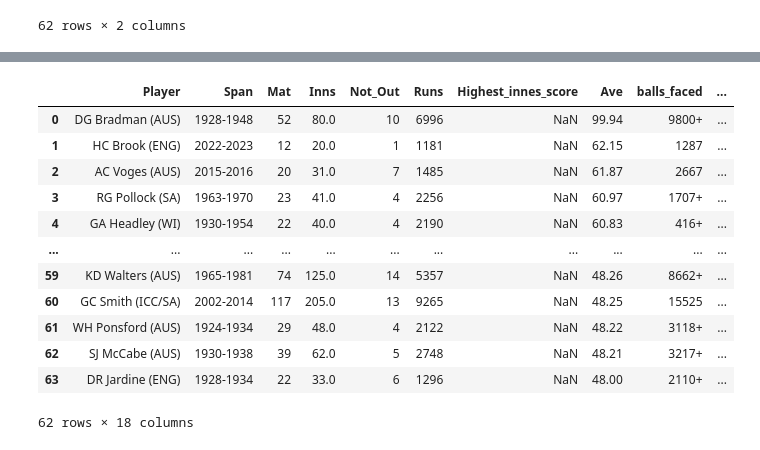
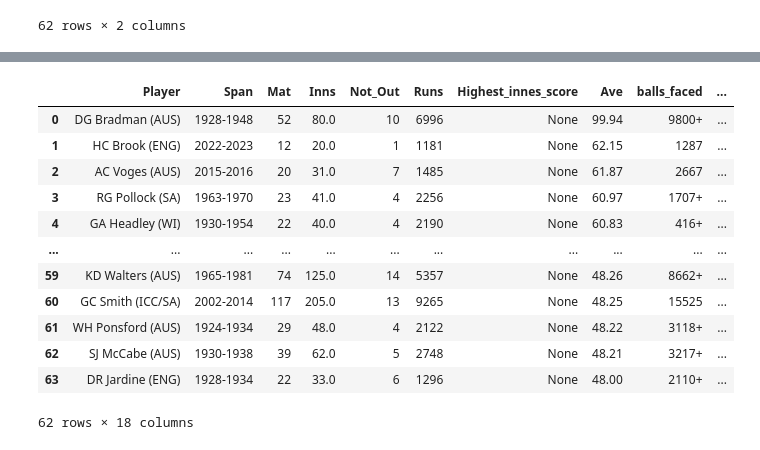
Before and after one commit to akriti-thakur/jupyter-notebook, a Jupyter notebook: dataclean/first.ipynb, the cells around one changed output, grey strips where cells are left out. Saved outputs shown, nothing was run; the diff lists cells and outputs as text; code cells hidden in the pictures.

```diff
--- a/dataclean/first.ipynb
+++ b/dataclean/first.ipynb
@@ -226,16 +239,17 @@ fir['Highest_innes_score']=fir['Highest_innes_score'].str.split('*').str[0]
-# %%
-fir
-# %% [output]
-|  | Player | Span | Mat | Inns | Not_Out | Runs | Highest_innes_score | Ave | balls_faced | ... |
-| 0 | DG Bradman (AUS) | 1928-1948 | 52 | 80.0 | 10 | 6996 | NaN | 99.94 | 9800+ | ... |
-| 1 | HC Brook (ENG) | 2022-2023 | 12 | 20.0 | 1 | 1181 | NaN | 62.15 | 1287 | ... |
-| 2 | AC Voges (AUS) | 2015-2016 | 20 | 31.0 | 7 | 1485 | NaN | 61.87 | 2667 | ... |
-| 3 | RG Pollock (SA) | 1963-1970 | 23 | 41.0 | 4 | 2256 | NaN | 60.97 | 1707+ | ... |
-| 4 | GA Headley (WI) | 1930-1954 | 22 | 40.0 | 4 | 2190 | NaN | 60.83 | 416+ | ... |
-| ... | ... | ... | ... | ... | ... | ... | ... | ... | ... | ... |
-| 59 | KD Walters (AUS) | 1965-1981 | 74 | 125.0 | 14 | 5357 | NaN | 48.26 | 8662+ | ... |
-| 60 | GC Smith (ICC/SA) | 2002-2014 | 117 | 205.0 | 13 | 9265 | NaN | 48.25 | 15525 | ... |
-| 61 | WH Ponsford (AUS) | 1924-1934 | 29 | 48.0 | 4 | 2122 | NaN | 48.22 | 3118+ | ... |
-| 62 | SJ McCabe (AUS) | 1930-1938 | 39 | 62.0 | 5 | 2748 | NaN | 48.21 | 3217+ | ... |
-| 63 | DR Jardine (ENG) | 1928-1934 | 22 | 33.0 | 6 | 1296 | NaN | 48.00 | 2110+ | ... |
-62 rows × 18 columns
+# %%
+firs['Highest_innes_score']=firs['Highest_innes_score'].fillna(0,inplace=True)
+firs
+# %% [output]
+|  | Player | Span | Mat | Inns | Not_Out | Runs | Highest_innes_score | Ave | balls_faced | ... |
+| 0 | DG Bradman (AUS) | 1928-1948 | 52 | 80.0 | 10 | 6996 | None | 99.94 | 9800+ | ... |
+| 1 | HC Brook (ENG) | 2022-2023 | 12 | 20.0 | 1 | 1181 | None | 62.15 | 1287 | ... |
+| 2 | AC Voges (AUS) | 2015-2016 | 20 | 31.0 | 7 | 1485 | None | 61.87 | 2667 | ... |
+| 3 | RG Pollock (SA) | 1963-1970 | 23 | 41.0 | 4 | 2256 | None | 60.97 | 1707+ | ... |
+| 4 | GA Headley (WI) | 1930-1954 | 22 | 40.0 | 4 | 2190 | None | 60.83 | 416+ | ... |
+| ... | ... | ... | ... | ... | ... | ... | ... | ... | ... | ... |
+| 59 | KD Walters (AUS) | 1965-1981 | 74 | 125.0 | 14 | 5357 | None | 48.26 | 8662+ | ... |
+| 60 | GC Smith (ICC/SA) | 2002-2014 | 117 | 205.0 | 13 | 9265 | None | 48.25 | 15525 | ... |
+| 61 | WH Ponsford (AUS) | 1924-1934 | 29 | 48.0 | 4 | 2122 | None | 48.22 | 3118+ | ... |
+| 62 | SJ McCabe (AUS) | 1930-1938 | 39 | 62.0 | 5 | 2748 | None | 48.21 | 3217+ | ... |
+| 63 | DR Jardine (ENG) | 1928-1934 | 22 | 33.0 | 6 | 1296 | None | 48.00 | 2110+ | ... |
+62 rows × 18 columns
```
Also changed, not shown: parts of 17 cells of this notebook, 17 other files.
